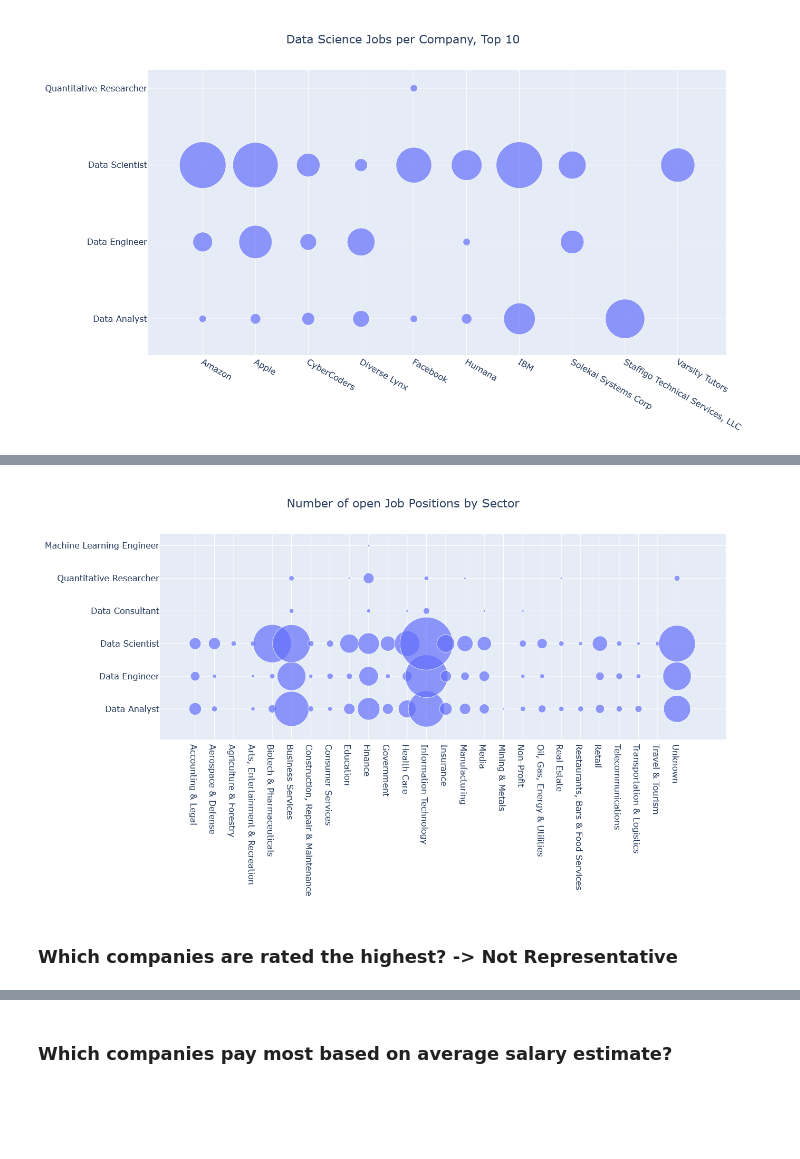
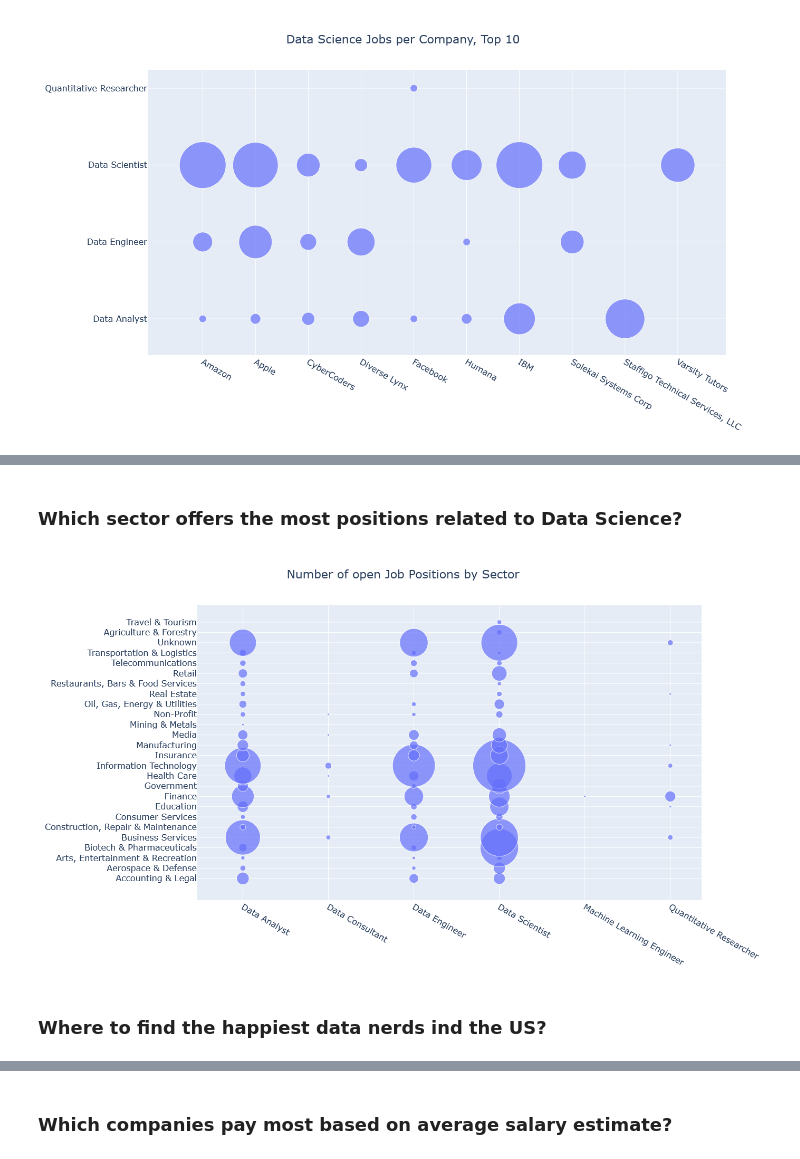
Before and after one commit to gordoaraujo/jobs_data_analysis, a Jupyter notebook: notebooks/Glassdoor Analysis.ipynb, the cells around one changed output, grey strips where cells are left out. Drawn from its saved outputs; the diff is of its cells as text; code cells hidden in the pictures; blank space fills up the shorter version.

```diff
--- a/notebooks/Glassdoor Analysis.ipynb
+++ b/notebooks/Glassdoor Analysis.ipynb
@@ -327,15 +336,17 @@ df.head()
 | 2 | Data Science Manager | $111K-$181K (Glassdoor est.) | Decode_M\n\nhttps://www.decode-m.... | 0.0 | Decode_M | New York, NY | New York, NY | 1 to 50 employees | ... |
 | 3 | Data Analyst | $111K-$181K (Glassdoor est.) | Sapphire Digital seeks a dynamic ... | 3.4 | Sapphire Digital | Lyndhurst, NJ | Lyndhurst, NJ | 201 to 500 employees | ... |
 | 4 | Director, Data Science | $111K-$181K (Glassdoor est.) | Director, Data Science - (200537)... | 3.4 | United Entertainment Group | New York, NY | New York, NY | 51 to 200 employees | ... |
+# %% [markdown]
+### Which sector offers the most positions related to Data Science?
 # %%
 df_c = df[df["Compare Title"] != ""]
-title_by_sector = df_c.groupby(by = ["Sector", "Compare Title"])["Location"].count().reset_index()
+title_by_sector = df_c.groupby(by = ["Compare Title", "Sector"])["Location"].count().reset_index()
 
 plotlyscatterz(title_by_sector, "Number of open Job Positions by Sector", 10)
 # %% [output]
-[figure, old version]
+[figure, new version]
 # %% [markdown]
-### Which companies are rated the highest? -> Not Representative
+### Where to find the happiest data nerds ind the US?
 # %%
 def to_df(series,column1, column2):
     df1 = pd.DataFrame(series).reset_index()
```
Also changed, not shown: parts of 23 cells of this notebook, 1 other file.
